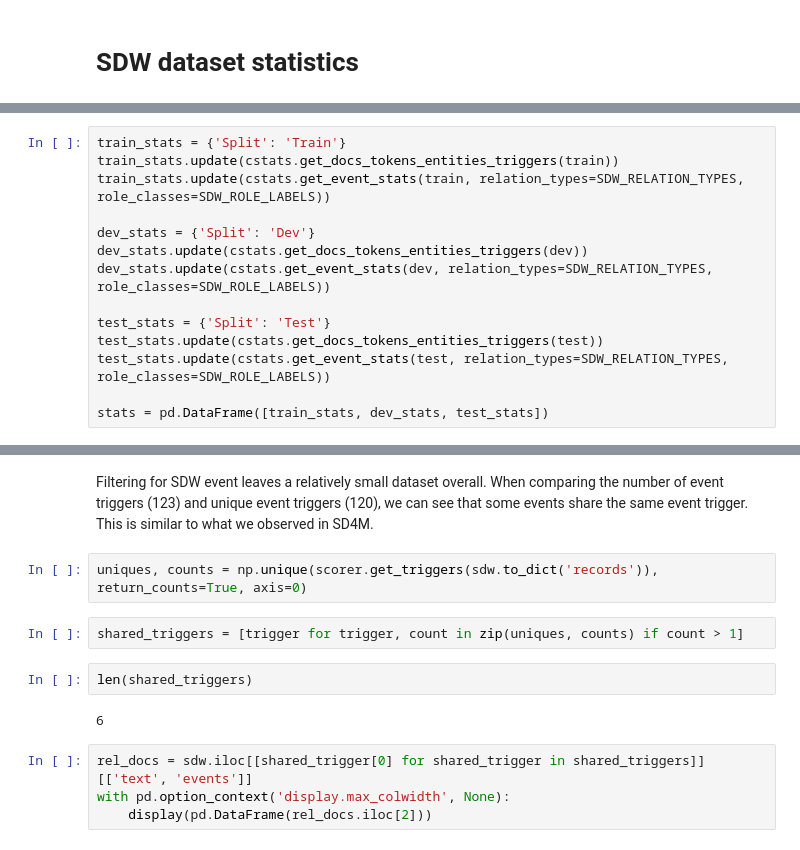
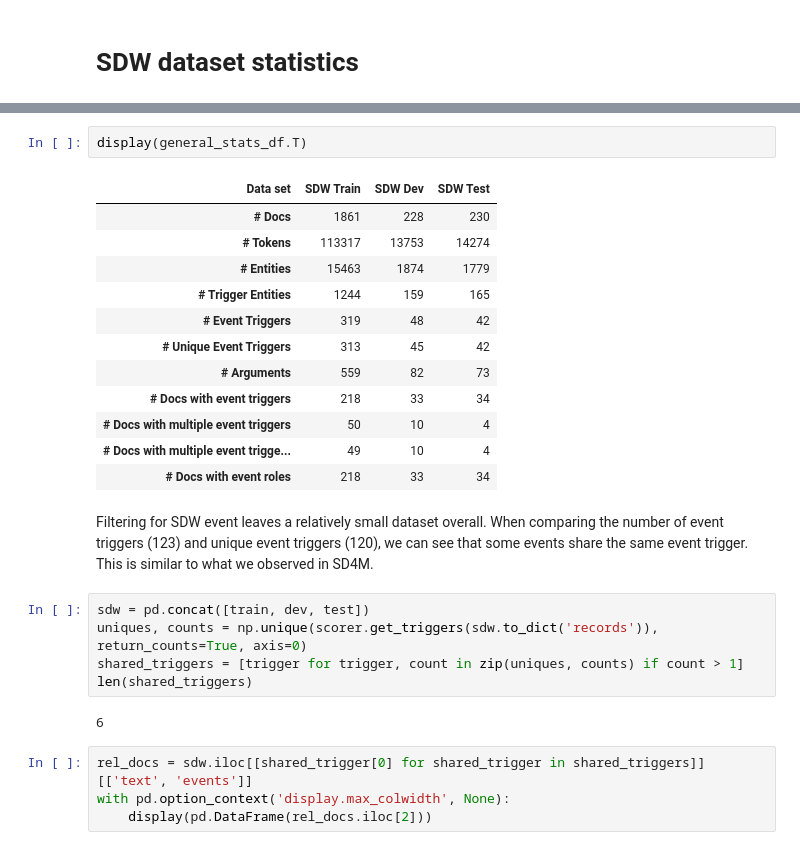
Before and after one commit to DFKI-NLP/eventx, a Jupyter notebook: analysis/notebooks/eventx_sdw_analysis.ipynb, the cells around one changed output, grey strips where cells are left out. Drawn from its saved outputs; the diff is of its cells as text.

```diff
--- a/analysis/notebooks/eventx_sdw_analysis.ipynb
+++ b/analysis/notebooks/eventx_sdw_analysis.ipynb
@@ -36,14 +26,0 @@ sdw_role_types = list(set([arg['role'] for event in sdw_events_list for arg in e
-# %%
-train_stats = {'Split': 'Train'}
-train_stats.update(cstats.get_docs_tokens_entities_triggers(train))
-train_stats.update(cstats.get_event_stats(train, relation_types=SDW_RELATION_TYPES, role_classes=SDW_ROLE_LABELS))
-
-dev_stats = {'Split': 'Dev'}
-dev_stats.update(cstats.get_docs_tokens_entities_triggers(dev))
-dev_stats.update(cstats.get_event_stats(dev, relation_types=SDW_RELATION_TYPES, role_classes=SDW_ROLE_LABELS))
-
-test_stats = {'Split': 'Test'}
-test_stats.update(cstats.get_docs_tokens_entities_triggers(test))
-test_stats.update(cstats.get_event_stats(test, relation_types=SDW_RELATION_TYPES, role_classes=SDW_ROLE_LABELS))
-
-stats = pd.DataFrame([train_stats, dev_stats, test_stats])
@@ -68,15 +39,29 @@ stats.set_index('Split').T
+# %%
+display(general_stats_df.T)
+# %% [output]
+| Data set | SDW Train | SDW Dev | SDW Test |
+| # Docs | 1861 | 228 | 230 |
+| # Tokens | 113317 | 13753 | 14274 |
+| # Entities | 15463 | 1874 | 1779 |
+| # Trigger Entities | 1244 | 159 | 165 |
+| # Event Triggers | 319 | 48 | 42 |
+| # Unique Event Triggers | 313 | 45 | 42 |
+| # Arguments | 559 | 82 | 73 |
+| # Docs with event triggers | 218 | 33 | 34 |
+| # Docs with multiple event triggers | 50 | 10 | 4 |
+| # Docs with multiple event trigge... | 49 | 10 | 4 |
+| # Docs with event roles | 218 | 33 | 34 |
 # %% [markdown]
 Filtering for SDW event leaves a relatively small dataset overall.
 When comparing the number of event triggers (123) and unique event triggers (120), we can see that some events share the same event trigger.
 This is similar to what we observed in SD4M.
 # %%
+sdw = pd.concat([train, dev, test])
 uniques, counts = np.unique(scorer.get_triggers(sdw.to_dict('records')), return_counts=True, axis=0)
+shared_triggers = [trigger for trigger, count in zip(uniques, counts) if count > 1]
+len(shared_triggers)
+# %% [output]
+6
-# %%
-shared_triggers = [trigger for trigger, count in zip(uniques, counts) if count > 1]
-# %%
-len(shared_triggers)
-# %% [output]
-6
 # %%
 rel_docs = sdw.iloc[[shared_trigger[0] for shared_trigger in shared_triggers]][['text', 'events']]
 with pd.option_context('display.max_colwidth', None):
```
Also changed, not shown: parts of 11 cells of this notebook, 3 other files.
